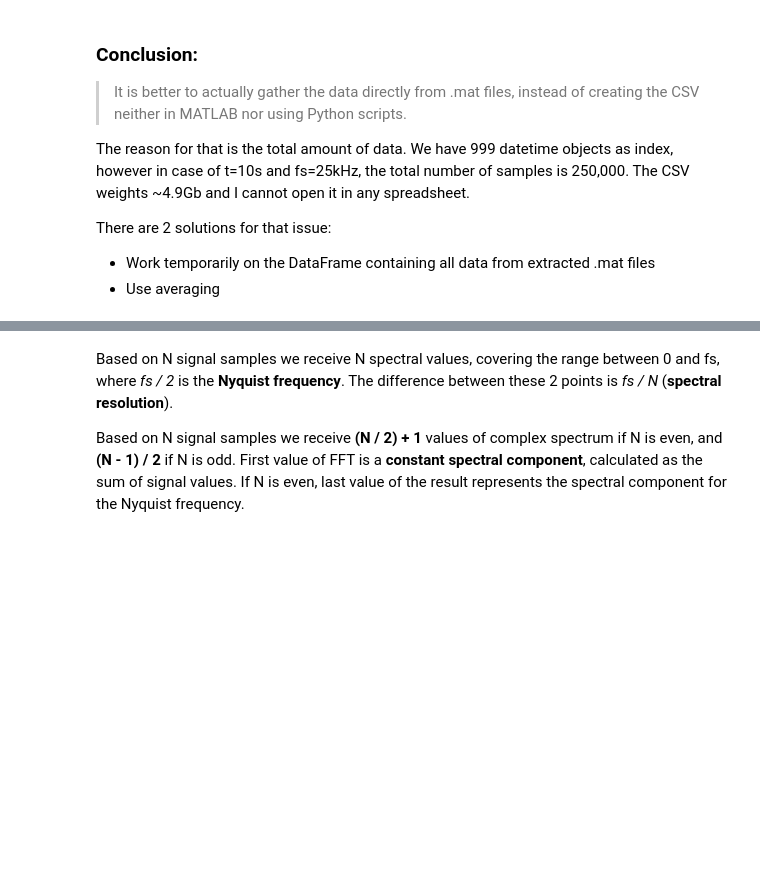
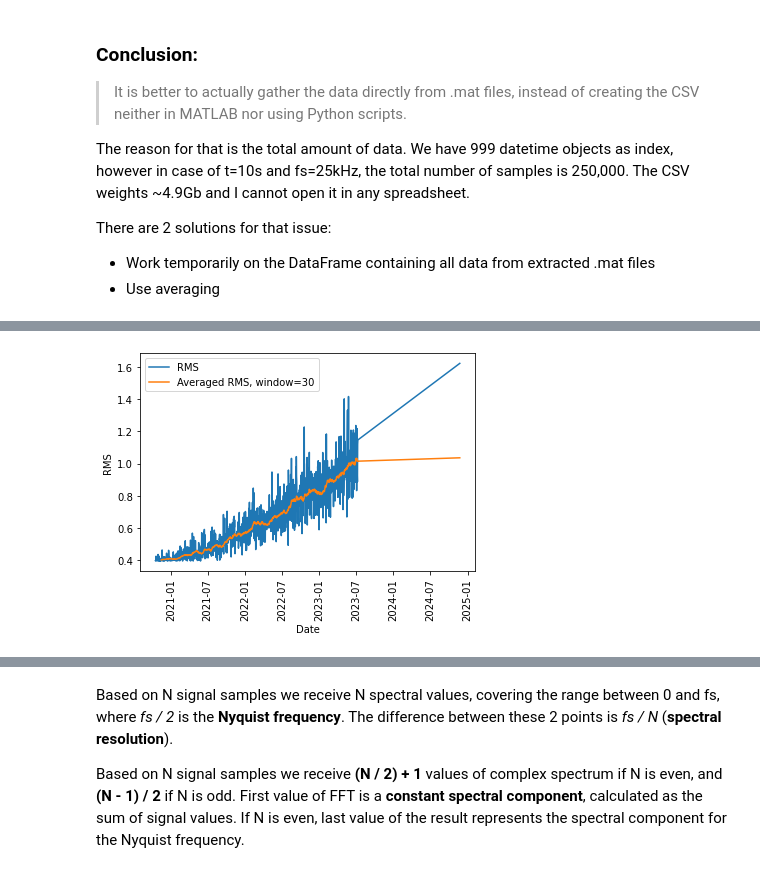
Before and after one commit to Svantevith/AI, a Jupyter notebook: Bachelor/mat_to_csv.ipynb, the cells around one changed output, grey strips where cells are left out. Saved outputs shown, nothing was run; the diff lists cells and outputs as text; code cells hidden in the pictures; blank space fills up the shorter version.

```diff
--- a/Bachelor/mat_to_csv.ipynb
+++ b/Bachelor/mat_to_csv.ipynb
@@ -146,0 +146,17 @@ mode7_rms_df.head()
+# %%
+plt.plot(
+    mode7_rms_df.Date,
+    mode7_rms_df.RMS,
+    label='RMS')
+plt.plot(
+    mode7_rms_df.Date,
+    mode7_rms_df.RMS.rolling(window=30).mean(),
+    label='Averaged RMS, window=30'
+)
+plt.xticks(rotation='vertical')
+plt.xlabel('Date')
+plt.ylabel('RMS')
+plt.legend()
+plt.show()
+# %% [output]
+[figure, added]
```
Also changed, not shown: parts of 86 cells of this notebook.
